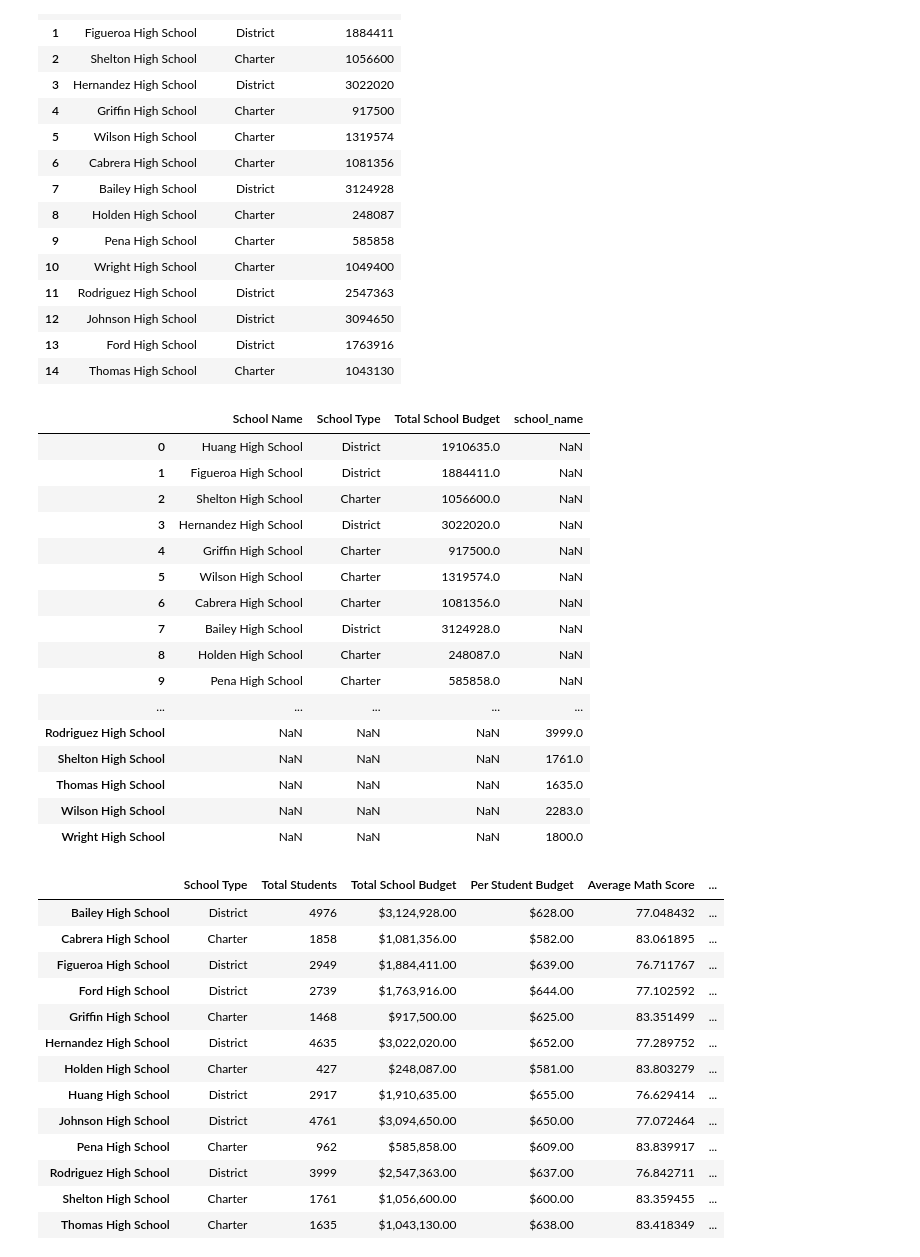
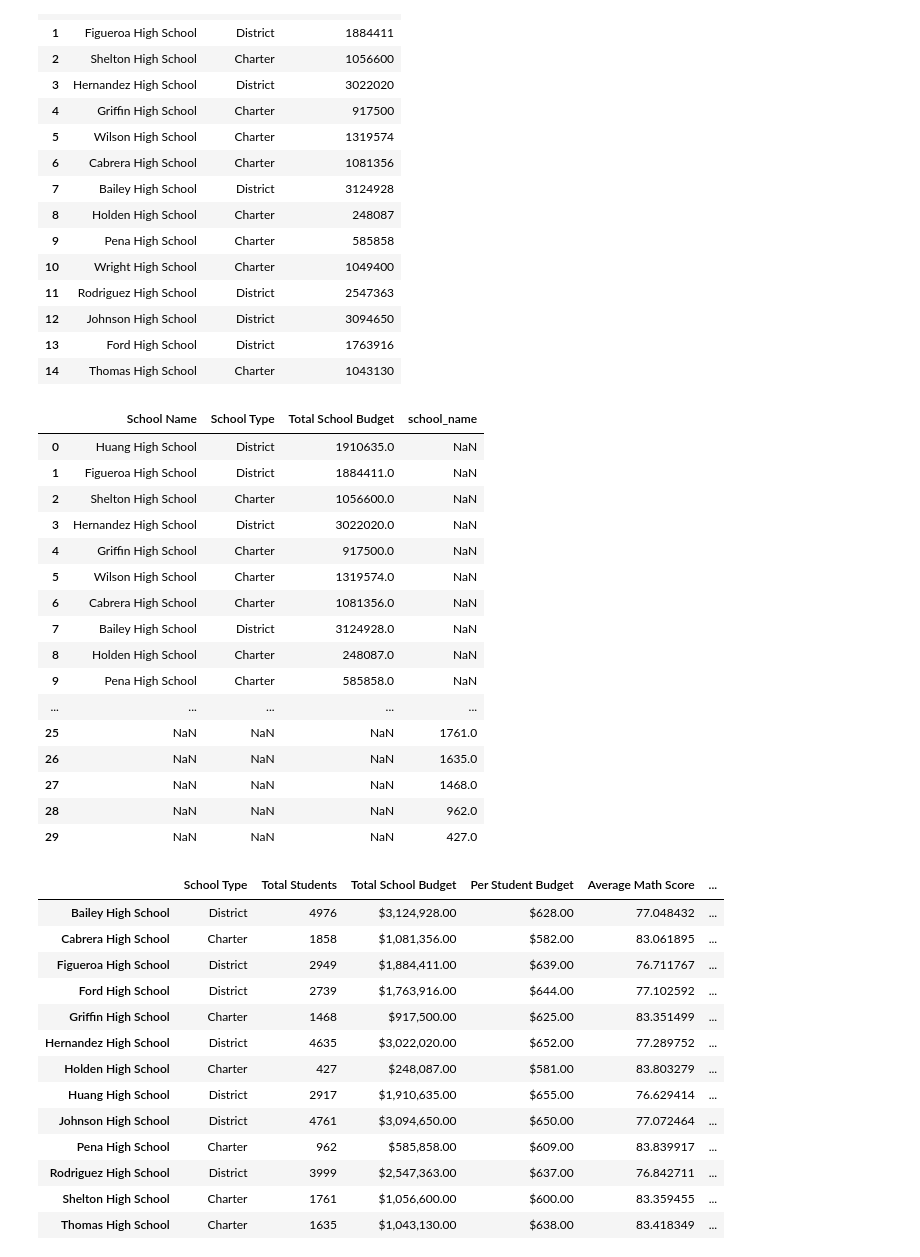
Before and after one commit to rarconaut/pandas-challenge, a Jupyter notebook: PyCitySchools/PyCitySchools_starter.ipynb, the cells around one changed output. Drawn from its saved outputs; the diff is of its cells as text; code cells hidden in the pictures.

```diff
--- a/PyCitySchools/PyCitySchools_starter.ipynb
+++ b/PyCitySchools/PyCitySchools_starter.ipynb
@@ -220,7 +238,7 @@ school_data_df['Total School Budget'] = school_data_complete['budget']
 # Dropping duplicate entries before calculating additional df columns
 school_data_df = school_data_df.drop_duplicates(subset='School Name', keep='first', inplace=False, ignore_index=True)
 
-# school_data_df.set_index('School Name')
+school_data_df.set_index('School Name')
 
 
 # # Calc of Total Students per school
@@ -230,8 +248,8 @@ school_data_df
 # school_data_complete
 
 
-school_data_df.reset_index(drop=True)
-school_data_df
+# school_data_df.reset_index(drop=True)
+# school_data_df
 
 # Create a District Summary Table - if needed, fix with ", index=[0]"
 # school_summary_df = pd.DataFrame({'Total Students': student_count,
@@ -255,27 +273,27 @@ school_data_df
 | 12 | Johnson High School | District | 3094650 |
 | 13 | Ford High School | District | 1763916 |
 | 14 | Thomas High School | Charter | 1043130 |
-# %%
-school_data_df2 = pd.concat([school_data_df, student_counts_df], axis=1, join='outer')
-school_data_df2
-# %% [output]
-|  | School Name | School Type | Total School Budget | school_name |
-| 0 | Huang High School | District | 1910635.0 | NaN |
-| 1 | Figueroa High School | District | 1884411.0 | NaN |
-| 2 | Shelton High School | Charter | 1056600.0 | NaN |
-| 3 | Hernandez High School | District | 3022020.0 | NaN |
-| 4 | Griffin High School | Charter | 917500.0 | NaN |
-| 5 | Wilson High School | Charter | 1319574.0 | NaN |
-| 6 | Cabrera High School | Charter | 1081356.0 | NaN |
-| 7 | Bailey High School | District | 3124928.0 | NaN |
-| 8 | Holden High School | Charter | 248087.0 | NaN |
-| 9 | Pena High School | Charter | 585858.0 | NaN |
-| ... | ... | ... | ... | ... |
-| Rodriguez High School | NaN | NaN | NaN | 3999.0 |
-| Shelton High School | NaN | NaN | NaN | 1761.0 |
-| Thomas High School | NaN | NaN | NaN | 1635.0 |
-| Wilson High School | NaN | NaN | NaN | 2283.0 |
-| Wright High School | NaN | NaN | NaN | 1800.0 |
+# %%
+school_data_df2 = school_data_df.append(student_counts_df, ignore_index=False, sort=False)
+school_data_df2
+# %% [output]
+|  | School Name | School Type | Total School Budget | school_name |
+| 0 | Huang High School | District | 1910635.0 | NaN |
+| 1 | Figueroa High School | District | 1884411.0 | NaN |
+| 2 | Shelton High School | Charter | 1056600.0 | NaN |
+| 3 | Hernandez High School | District | 3022020.0 | NaN |
+| 4 | Griffin High School | Charter | 917500.0 | NaN |
+| 5 | Wilson High School | Charter | 1319574.0 | NaN |
+| 6 | Cabrera High School | Charter | 1081356.0 | NaN |
+| 7 | Bailey High School | District | 3124928.0 | NaN |
+| 8 | Holden High School | Charter | 248087.0 | NaN |
+| 9 | Pena High School | Charter | 585858.0 | NaN |
+| ... | ... | ... | ... | ... |
+| 25 | NaN | NaN | NaN | 1761.0 |
+| 26 | NaN | NaN | NaN | 1635.0 |
+| 27 | NaN | NaN | NaN | 1468.0 |
+| 28 | NaN | NaN | NaN | 962.0 |
+| 29 | NaN | NaN | NaN | 427.0 |
 # %%
 # students_by_school = len(school_group['Student ID'].unique())
 
```
Also changed, not shown: parts of 3 cells of this notebook, 2 other files.
